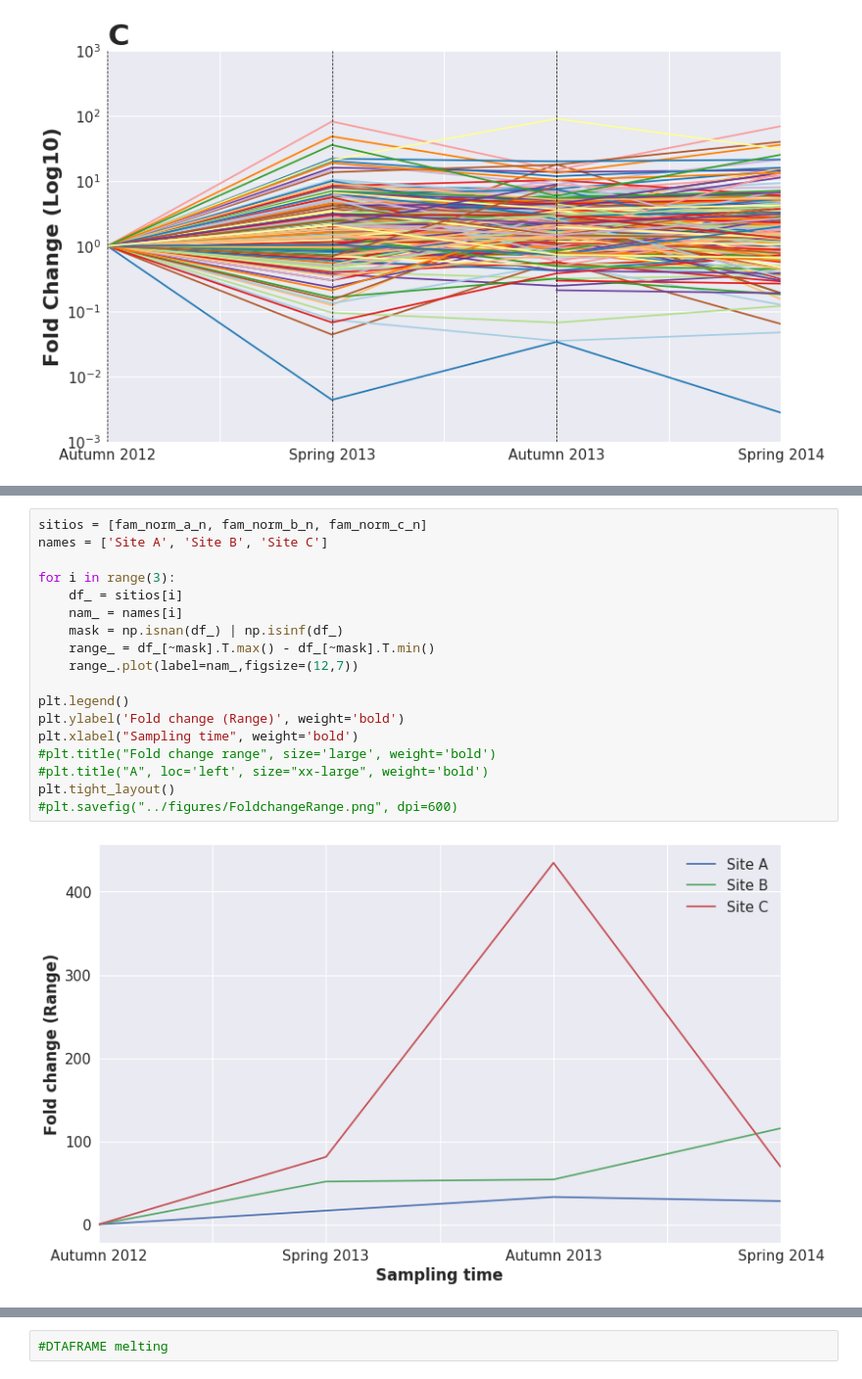
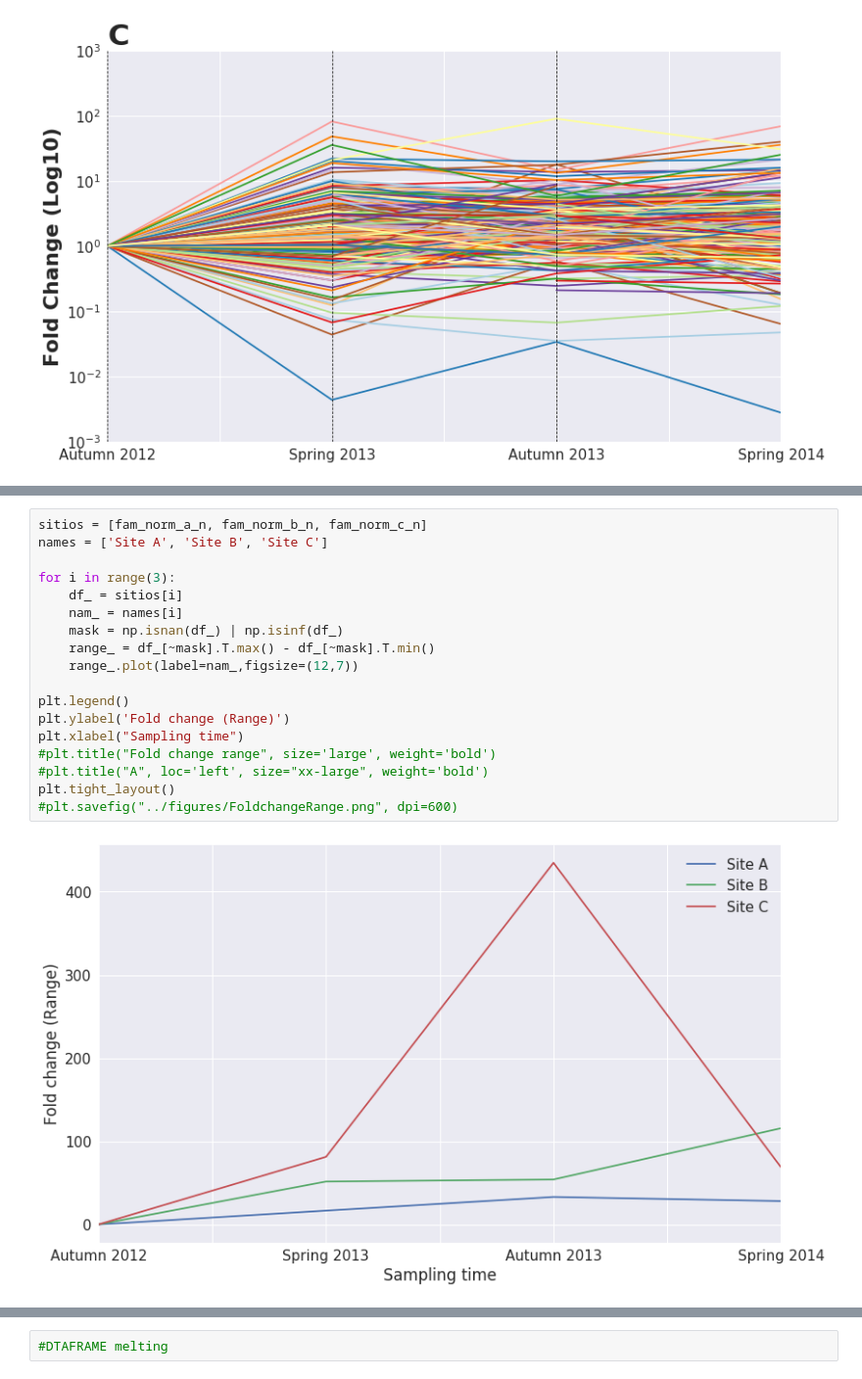
Before and after one commit to valdeanda/Time_series_mats, a Jupyter notebook: scripts/Bar_plots_composition.ipynb, the cells around one changed output, grey strips where cells are left out. Shown at 98% size. Cells and saved outputs as stored; diff of their text form.

```diff
--- a/scripts/Bar_plots_composition.ipynb
+++ b/scripts/Bar_plots_composition.ipynb
@@ -264,23 +264,23 @@ plt.savefig("../figures/Foldchangestd.png", dpi=600)
 # %%
 sitios = [fam_norm_a_n, fam_norm_b_n, fam_norm_c_n]
 names = ['Site A', 'Site B', 'Site C']
 
 for i in range(3):
     df_ = sitios[i]
     nam_ = names[i]
     mask = np.isnan(df_) | np.isinf(df_)
     range_ = df_[~mask].T.max() - df_[~mask].T.min()
     range_.plot(label=nam_,figsize=(12,7))
 
 plt.legend()
-plt.ylabel('Fold change (Range)', weight='bold')
-plt.xlabel("Sampling time", weight='bold')
+plt.ylabel('Fold change (Range)')
+plt.xlabel("Sampling time")
 #plt.title("Fold change range", size='large', weight='bold')
 #plt.title("A", loc='left', size="xx-large", weight='bold')
 plt.tight_layout()
 #plt.savefig("../figures/FoldchangeRange.png", dpi=600)
 # %% [output]
-[figure, old version]
+[figure, new version]
 # %%
 sns.set(font_scale=1.5)
 sitios = [fam_norm_a_n, fam_norm_b_n, fam_norm_c_n]
```
Also changed, not shown: parts of 3 cells of this notebook.
